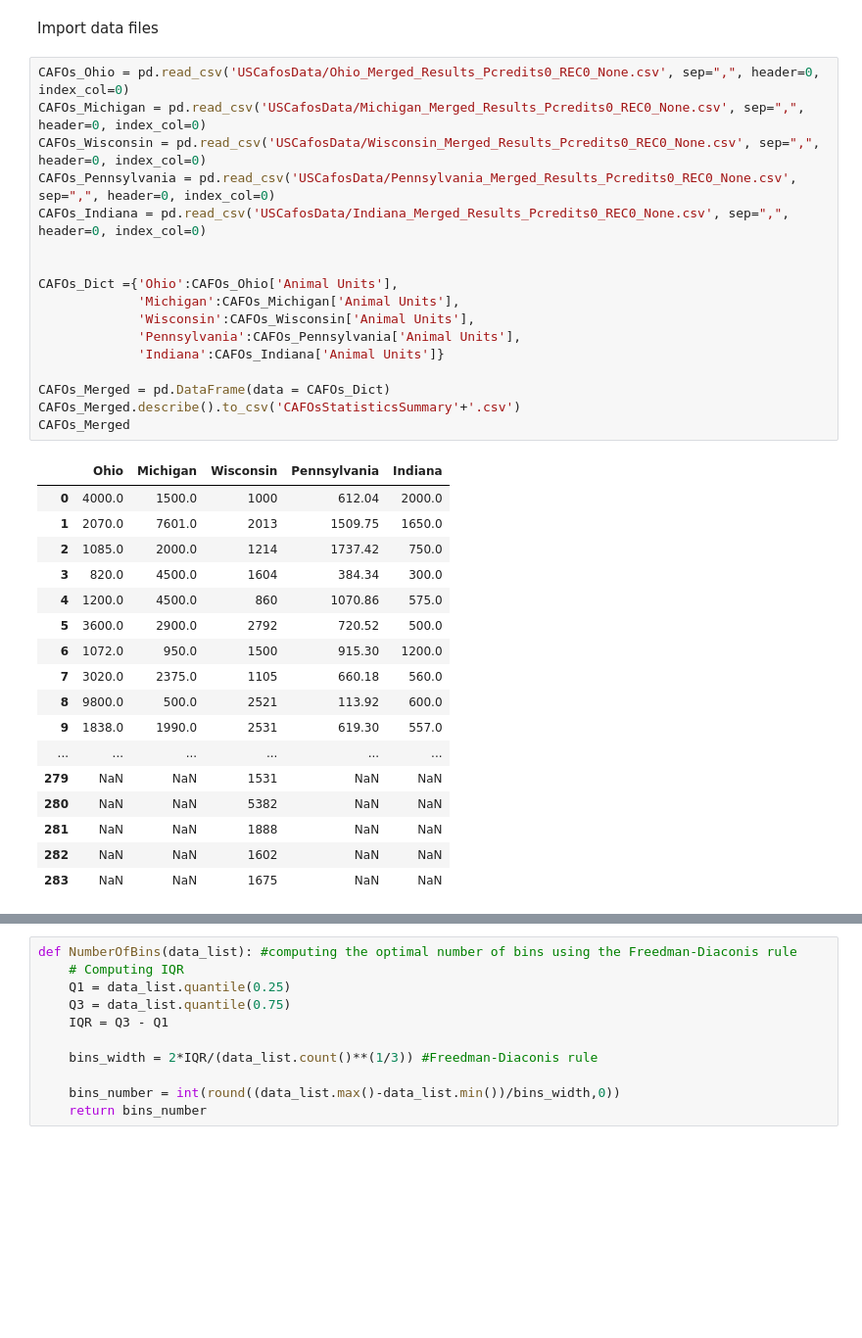
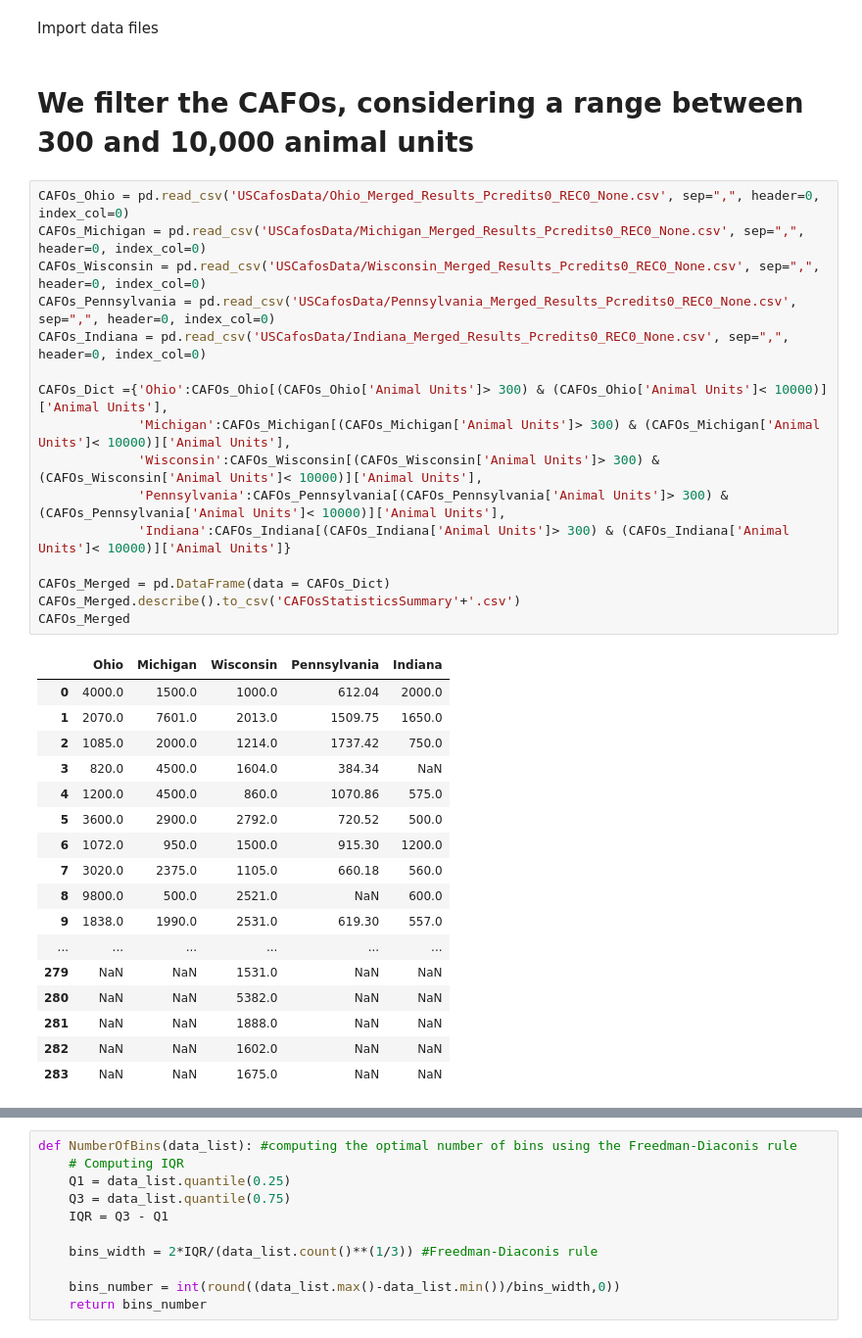
Before and after one commit to emartinher-ULaval/Ontario_P-FlowsRecovery, a Jupyter notebook: Data/CAFOSSizesDistributions/CAFOS_Sizes_Distributions.ipynb, the cells around one changed output, grey strips where cells are left out. Shown at 98% size. Drawn from its saved outputs; the diff is of its cells as text; blank space fills up the shorter version.

```diff
--- a/Data/CAFOSSizesDistributions/CAFOS_Sizes_Distributions.ipynb
+++ b/Data/CAFOSSizesDistributions/CAFOS_Sizes_Distributions.ipynb
@@ -27,41 +28,42 @@ pd.set_option('display.width', 1000)
 - Wisconsin
 # %% [markdown]
 Import data files
+# %% [markdown]
+# We filter the CAFOs, considering a range between 300 and 10,000 animal units
 # %%
 CAFOs_Ohio = pd.read_csv('USCafosData/Ohio_Merged_Results_Pcredits0_REC0_None.csv', sep=",", header=0, index_col=0)
 CAFOs_Michigan = pd.read_csv('USCafosData/Michigan_Merged_Results_Pcredits0_REC0_None.csv', sep=",", header=0, index_col=0)
 CAFOs_Wisconsin = pd.read_csv('USCafosData/Wisconsin_Merged_Results_Pcredits0_REC0_None.csv', sep=",", header=0, index_col=0)
 CAFOs_Pennsylvania = pd.read_csv('USCafosData/Pennsylvania_Merged_Results_Pcredits0_REC0_None.csv', sep=",", header=0, index_col=0)
 CAFOs_Indiana = pd.read_csv('USCafosData/Indiana_Merged_Results_Pcredits0_REC0_None.csv', sep=",", header=0, index_col=0)
 
-
-CAFOs_Dict ={'Ohio':CAFOs_Ohio['Animal Units'],
-             'Michigan':CAFOs_Michigan['Animal Units'],
-             'Wisconsin':CAFOs_Wisconsin['Animal Units'],
-             'Pennsylvania':CAFOs_Pennsylvania['Animal Units'],
-             'Indiana':CAFOs_Indiana['Animal Units']}
+CAFOs_Dict ={'Ohio':CAFOs_Ohio[(CAFOs_Ohio['Animal Units']> 300) & (CAFOs_Ohio['Animal Units']< 10000)]['Animal Units'],
+             'Michigan':CAFOs_Michigan[(CAFOs_Michigan['Animal Units']> 300) & (CAFOs_Michigan['Animal Units']< 10000)]['Animal Units'],
+             'Wisconsin':CAFOs_Wisconsin[(CAFOs_Wisconsin['Animal Units']> 300) & (CAFOs_Wisconsin['Animal Units']< 10000)]['Animal Units'],
+             'Pennsylvania':CAFOs_Pennsylvania[(CAFOs_Pennsylvania['Animal Units']> 300) & (CAFOs_Pennsylvania['Animal Units']< 10000)]['Animal Units'],
+             'Indiana':CAFOs_Indiana[(CAFOs_Indiana['Animal Units']> 300) & (CAFOs_Indiana['Animal Units']< 10000)]['Animal Units']}
 
 CAFOs_Merged = pd.DataFrame(data = CAFOs_Dict)
 CAFOs_Merged.describe().to_csv('CAFOsStatisticsSummary'+'.csv')
 CAFOs_Merged
 # %% [output]
 |  | Ohio | Michigan | Wisconsin | Pennsylvania | Indiana |
-| 0 | 4000.0 | 1500.0 | 1000 | 612.04 | 2000.0 |
-| 1 | 2070.0 | 7601.0 | 2013 | 1509.75 | 1650.0 |
-| 2 | 1085.0 | 2000.0 | 1214 | 1737.42 | 750.0 |
-| 3 | 820.0 | 4500.0 | 1604 | 384.34 | 300.0 |
-| 4 | 1200.0 | 4500.0 | 860 | 1070.86 | 575.0 |
-| 5 | 3600.0 | 2900.0 | 2792 | 720.52 | 500.0 |
-| 6 | 1072.0 | 950.0 | 1500 | 915.30 | 1200.0 |
-| 7 | 3020.0 | 2375.0 | 1105 | 660.18 | 560.0 |
-| 8 | 9800.0 | 500.0 | 2521 | 113.92 | 600.0 |
-| 9 | 1838.0 | 1990.0 | 2531 | 619.30 | 557.0 |
+| 0 | 4000.0 | 1500.0 | 1000.0 | 612.04 | 2000.0 |
+| 1 | 2070.0 | 7601.0 | 2013.0 | 1509.75 | 1650.0 |
+| 2 | 1085.0 | 2000.0 | 1214.0 | 1737.42 | 750.0 |
+| 3 | 820.0 | 4500.0 | 1604.0 | 384.34 | NaN |
+| 4 | 1200.0 | 4500.0 | 860.0 | 1070.86 | 575.0 |
+| 5 | 3600.0 | 2900.0 | 2792.0 | 720.52 | 500.0 |
+| 6 | 1072.0 | 950.0 | 1500.0 | 915.30 | 1200.0 |
+| 7 | 3020.0 | 2375.0 | 1105.0 | 660.18 | 560.0 |
+| 8 | 9800.0 | 500.0 | 2521.0 | NaN | 600.0 |
+| 9 | 1838.0 | 1990.0 | 2531.0 | 619.30 | 557.0 |
 | ... | ... | ... | ... | ... | ... |
-| 279 | NaN | NaN | 1531 | NaN | NaN |
-| 280 | NaN | NaN | 5382 | NaN | NaN |
-| 281 | NaN | NaN | 1888 | NaN | NaN |
-| 282 | NaN | NaN | 1602 | NaN | NaN |
-| 283 | NaN | NaN | 1675 | NaN | NaN |
+| 279 | NaN | NaN | 1531.0 | NaN | NaN |
+| 280 | NaN | NaN | 5382.0 | NaN | NaN |
+| 281 | NaN | NaN | 1888.0 | NaN | NaN |
+| 282 | NaN | NaN | 1602.0 | NaN | NaN |
+| 283 | NaN | NaN | 1675.0 | NaN | NaN |
 # %%
 CAFOs_Merged.describe()
 # %% [output]
```
Also changed, not shown: parts of 15 cells of this notebook, 2 other files.
